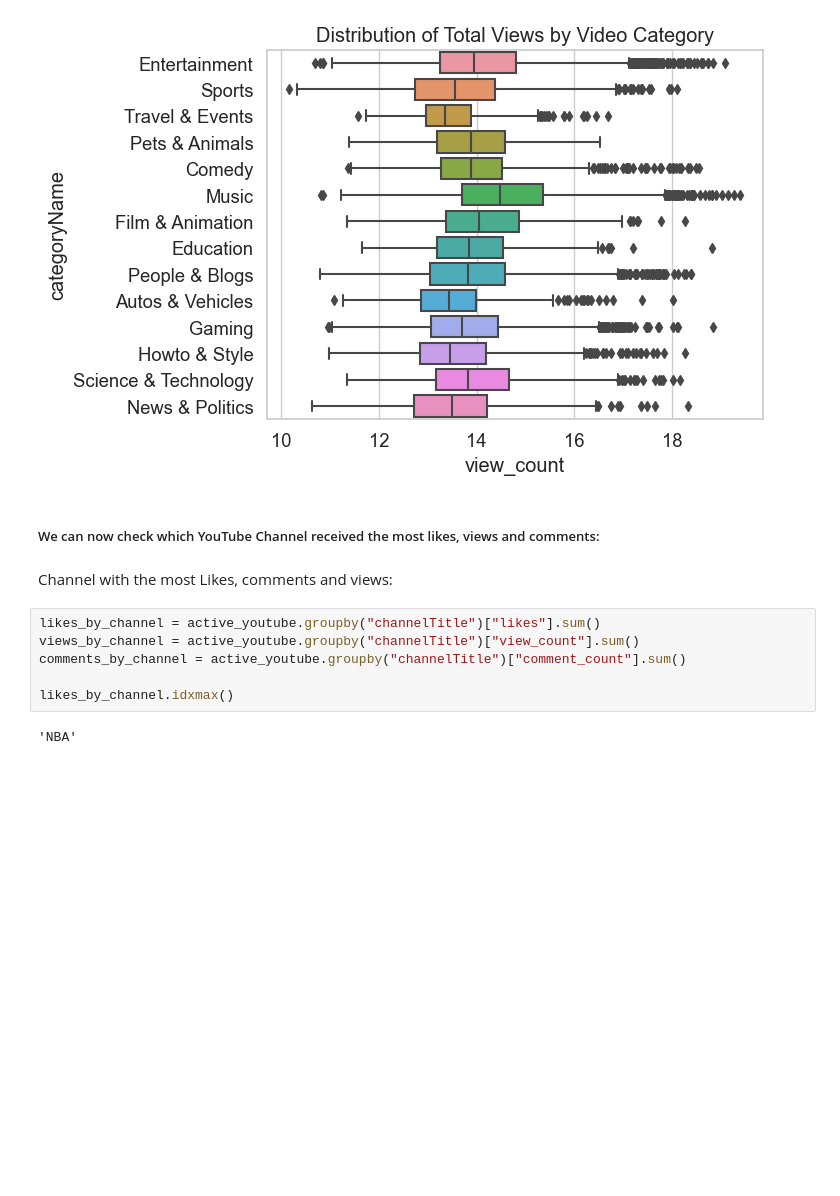
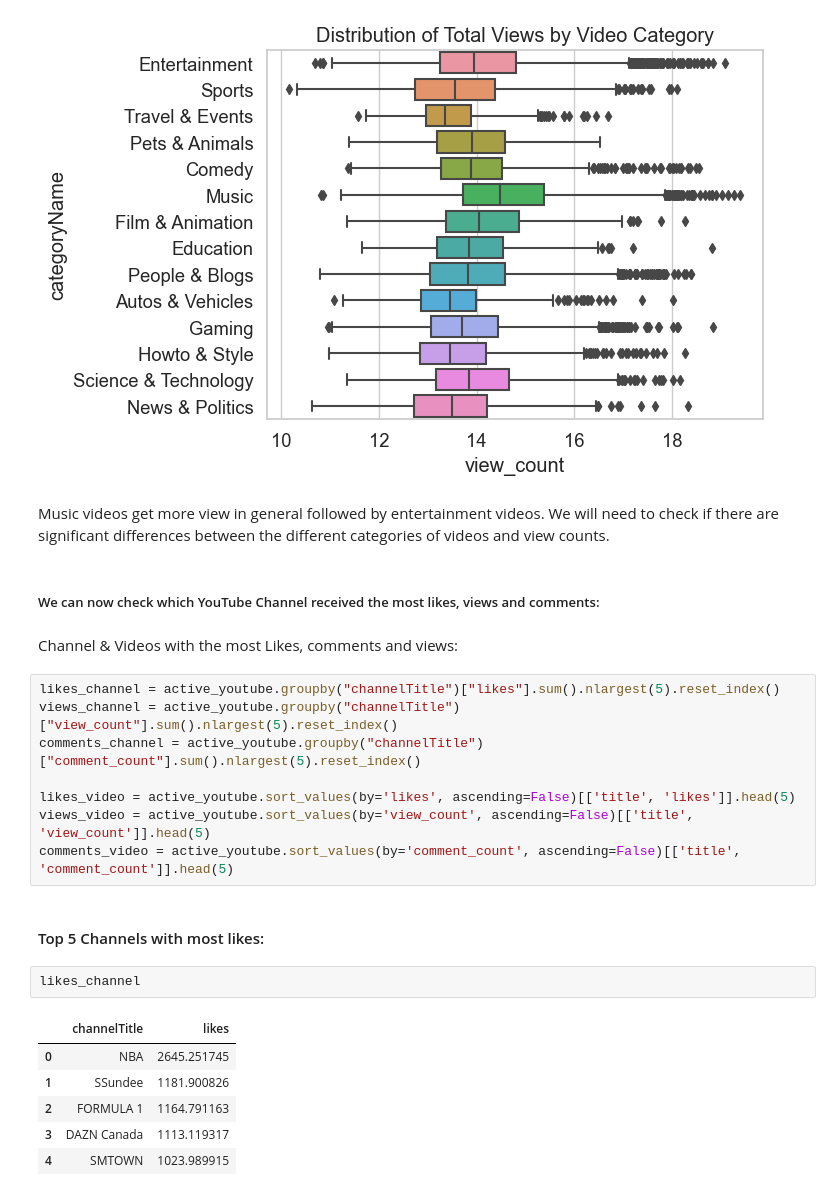
Before and after one commit to ALvee-611/YouTube-Analysis, a Jupyter notebook: Analysis/EDA.ipynb, the cells around one changed output. Cells and saved outputs as stored; diff of their text form; blank space fills up the shorter version.

```diff
--- a/Analysis/EDA.ipynb
+++ b/Analysis/EDA.ipynb
@@ -467,15 +489,28 @@ plt.title('Distribution of Total Views by Video Category')
 plt.show()
 # %% [output]
 [figure]
+# %% [markdown]
+Music videos get more view in general followed by entertainment videos. We will need to check if there are significant differences between the different categories of videos and view counts.
 # %% [markdown]
 ##### We can now check which YouTube Channel received the most likes, views and comments:
 # %% [markdown]
-Channel with the most Likes, comments and views:
+Channel & Videos with the most Likes, comments and views:
-# %%
-likes_by_channel = active_youtube.groupby("channelTitle")["likes"].sum()
-views_by_channel = active_youtube.groupby("channelTitle")["view_count"].sum()
-comments_by_channel = active_youtube.groupby("channelTitle")["comment_count"].sum()
-
-likes_by_channel.idxmax()
-# %% [output]
-'NBA'
+# %%
+likes_channel = active_youtube.groupby("channelTitle")["likes"].sum().nlargest(5).reset_index()
+views_channel = active_youtube.groupby("channelTitle")["view_count"].sum().nlargest(5).reset_index()
+comments_channel = active_youtube.groupby("channelTitle")["comment_count"].sum().nlargest(5).reset_index()
+
+likes_video = active_youtube.sort_values(by='likes', ascending=False)[['title', 'likes']].head(5)
+views_video = active_youtube.sort_values(by='view_count', ascending=False)[['title', 'view_count']].head(5)
+comments_video = active_youtube.sort_values(by='comment_count', ascending=False)[['title', 'comment_count']].head(5)
+# %% [markdown]
+#### Top 5 Channels with most likes:
+# %%
+likes_channel
+# %% [output]
+|  | channelTitle | likes |
+| 0 | NBA | 2645.251745 |
+| 1 | SSundee | 1181.900826 |
+| 2 | FORMULA 1 | 1164.791163 |
+| 3 | DAZN Canada | 1113.119317 |
+| 4 | SMTOWN | 1023.989915 |
```
Also changed, not shown: parts of 22 cells of this notebook.
